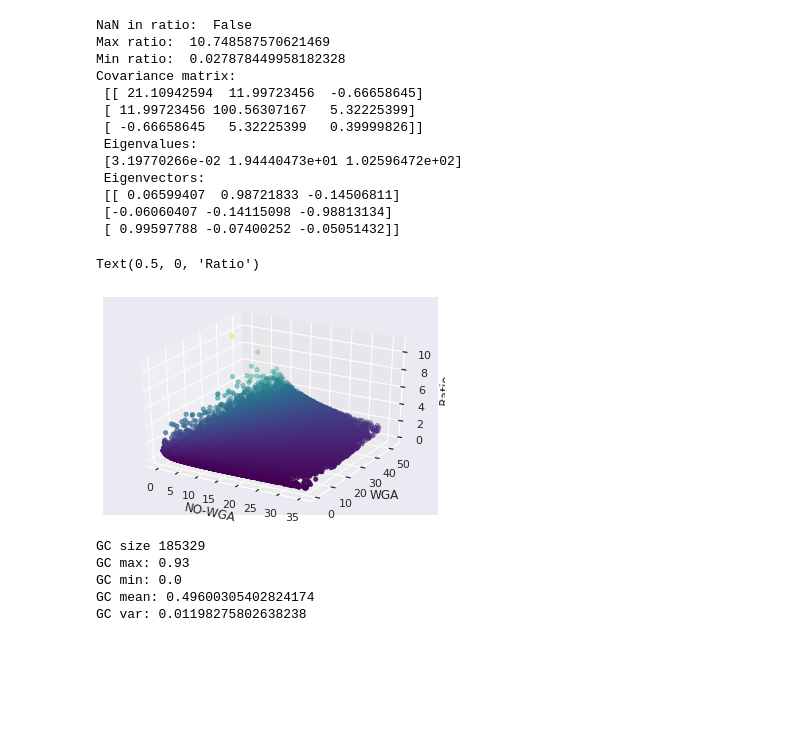
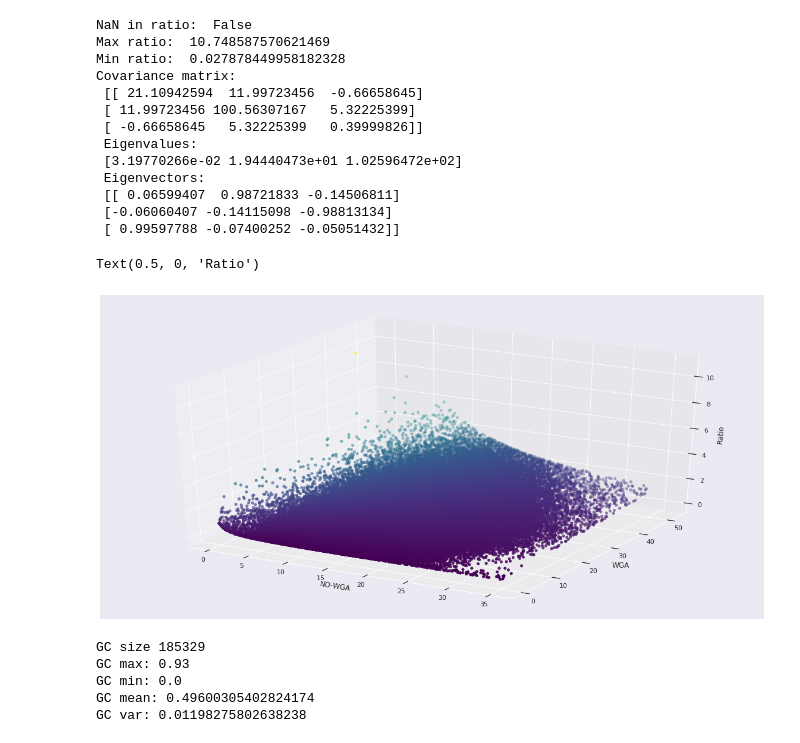
Before and after one commit to pockerman/hidden_markov_modeling, a Jupyter notebook: stories/story_10.ipynb, the cells around one changed output. Drawn from its saved outputs; the diff is of its cells as text; code cells hidden in the pictures; blank space fills up the shorter version.

```diff
--- a/stories/story_10.ipynb
+++ b/stories/story_10.ipynb
@@ -136,12 +141,12 @@ Covariance matrix:
  [ 0.99597788 -0.07400252 -0.05051432]]
 # %%
 from mpl_toolkits import mplot3d
-fig = plt.figure()
+fig = plt.figure(figsize=(20,10))
 ax = plt.axes(projection='3d')
 ax.scatter3D(no_wga_mu, wga_mu, ratio, c=ratio, cmap='viridis', linewidth=0.5);
 ax.set_xlabel('NO-WGA')
 ax.set_ylabel('WGA')
 ax.set_zlabel('Ratio')
 # %% [output]
 Text(0.5, 0, 'Ratio')
-[figure, old version]
+[figure, new version]
```
Also changed, not shown: parts of 57 cells of this notebook.
